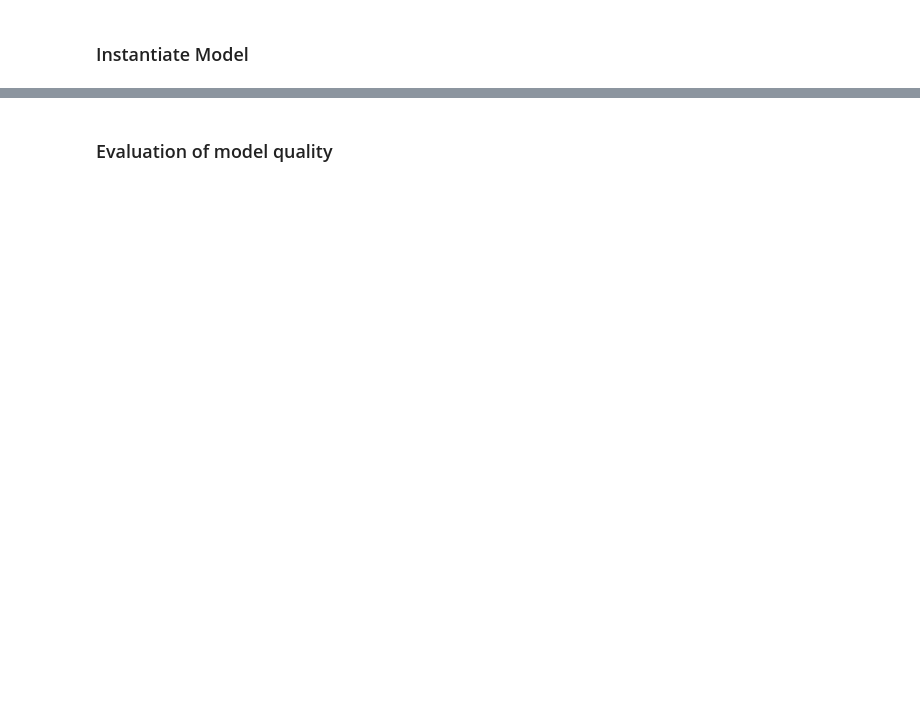
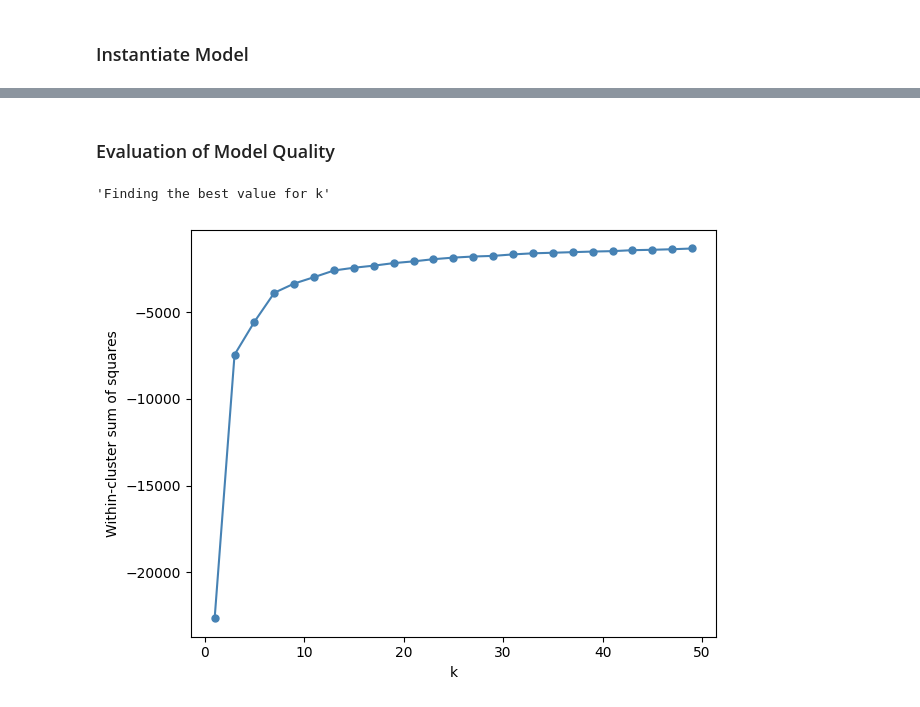
Before and after one commit to steffenkaewert/data_science, a Jupyter notebook: notebooks/03_modeling.ipynb, the cells around one changed output, grey strips where cells are left out. Drawn from its saved outputs; the diff is of its cells as text; code cells hidden in the pictures; blank space fills up the shorter version.

Commit message:
Update Modeling

```diff
--- a/notebooks/03_modeling.ipynb
+++ b/notebooks/03_modeling.ipynb
@@ -68,7 +72,9 @@ remainder__club_factor
 # %% [markdown]
 ### Instantiate Model
 # %%
-# Create clusters of five tracks each
-model_km = KMeans(n_clusters=len(X_train_preprocessed)/5,
-                  random_state=42)
+# Instantiate basline model (with high numer of classifications)
+model_km = KMeans(
+    n_clusters=2000,
+    random_state=42
+)
 # %% [markdown]
@@ -93,5 +99,6 @@ mask_camelot = np.char.startswith(feature_names.astype(str), camelot_prefix)
 mask = mask_exact | mask_camelot
 
 # Perform feature selection
-X_train_sel = X_train_preprocessed[:, mask]
-X_test_sel = X_test_preprocessed[:, mask]
+df_features_selected = df_preprocessed.loc[:, mask]
+
+df_features_selected
@@ -100,17 +121,3 @@ X_test_sel = X_test_preprocessed[:, mask]
 # %%
 # Fit model
-model_km.fit(X_train)
-
-# Evaluate quality of selected number of clusters using WCSS (within cluster sum of squares)
-model_km.score(X_train)
-
-# Predict classifications and add labels
-labels_train = model_km.predict(X_train)
-# labels_train = model_km.labels_
-# df['Model_KM_Labels'] = labels_train
-labels_test = model_km.predict(X_test)
-
-# Determine the Euclidean distances
-distances_train = model_km.transform(X_train)
-# distances = euclidean_distances(X_train, model_km.cluster_centers_)
-distances_test = model_km.transform(X_test)
+model_km.fit(df_features_selected)
@@ -138,14 +159,25 @@ print("Clustergrößen (Train):", dict(zip(unique, counts)))
 # %% [markdown]
-### Evaluation of model quality
+### Evaluation of Model Quality
 # %%
 # Determining k: Elbow-Method
 # Find the best number of clusters
 cluster_scores = []
-for n_cluster in range(1, len(X_train)):)
-    cluster_scores.append(model_km.score(X_train))
+for n_cluster in range(1, 50, 2):
+    model = KMeans(n_clusters=n_cluster, random_state=42)
+    model.fit(df_features_selected)
+    cluster_scores.append(model.score(df_features_selected))
 
+display("Finding the best value for k")
 fig, ax = plt.subplots()
-ax.plot(range(1, len(X_train)), cluster_scores, marker='o', markersize=7)
-ax.set_title("Finding the best value for k")
+ax.plot(range(1, 50, 2),
+        cluster_scores,
+        marker='o',
+        markersize=5,
+        color="steelblue")
 ax.set_xlabel("k")
 ax.set_ylabel("Within-cluster sum of squares")
+
+plt.tight_layout()
+# %% [output]
+'Finding the best value for k'
+[figure, added]
```
Also changed, not shown: parts of 40 cells of this notebook.
